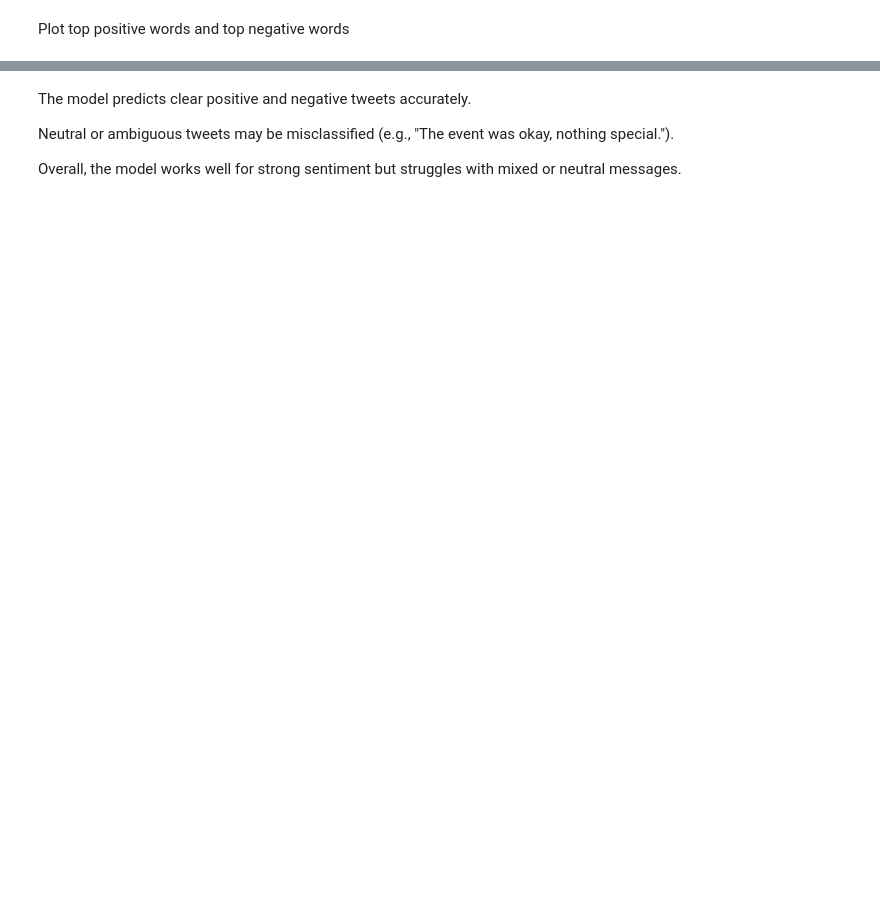
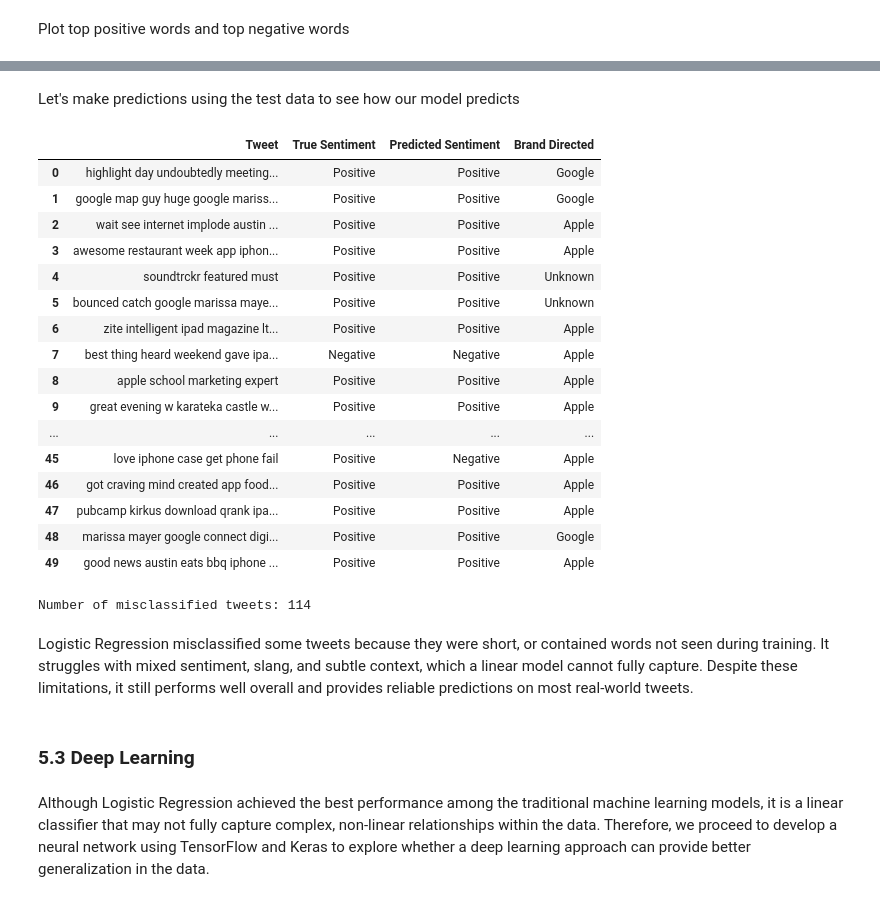
Before and after one commit to zippy345/Tweets_Group_8_project, a Jupyter notebook: sentiments.ipynb, the cells around one changed output, grey strips where cells are left out. Drawn from its saved outputs; the diff is of its cells as text; code cells hidden in the pictures; blank space fills up the shorter version.

```diff
--- a/sentiments.ipynb
+++ b/sentiments.ipynb
@@ -1081,9 +1102,0 @@ We will make predictions on the test data to see how our model performs
-# %%
-# Loop through each test example
-for text, true_label, pred_label in zip(X_test, y_test, y_pred):
-    predicted_sentiment = "Positive" if pred_label == 1 else "Negative"
-    true_sentiment = "Positive" if true_label == 1 else "Negative"
-
-    print(f"Text: {text}")
-    print(f"True Sentiment: {true_sentiment} | Predicted Sentiment: {predicted_sentiment}")
-    print("-" * 30)
@@ -1158,6 +1103,57 @@ array([1, 0, 0, 1, 0, 1, 1, 0, 1], dtype=int64)
-# %% [markdown]
-The model predicts clear positive and negative tweets accurately.
-
-Neutral or ambiguous tweets may be misclassified (e.g., "The event was okay, nothing special.").
-
-Overall, the model works well for strong sentiment but struggles with mixed or neutral messages.
+# %% [markdown]
+Let's make predictions using the test data to see how our model predicts
+# %%
+# Initialize empty lists
+text_data = {
+    "Tweet": [],
+    "True Sentiment": [],
+    "Predicted Sentiment": [],
+    "Brand Directed": []
+}
+
+# Get the brand_category for test indices
+test_brand_categories = df.loc[X_test.index, 'brand_category']
+
+# Loop through test examples
+for text, true_label, pred_label, brand_cat in zip(X_test, y_test, y_pred, test_brand_categories):
+    text_data["Tweet"].append(text)
+    text_data["True Sentiment"].append("Positive" if true_label == 1 else "Negative")
+    text_data["Predicted Sentiment"].append("Positive" if pred_label == 1 else "Negative")
+    text_data["Brand Directed"].append(brand_cat)
+
+# Convert to DataFrame
+text_df = pd.DataFrame(text_data)
+
+# Display first 50 rows
+text_df.head(50)
+# %% [output]
+|  | Tweet | True Sentiment | Predicted Sentiment | Brand Directed |
+| 0 | highlight day undoubtedly meeting... | Positive | Positive | Google |
+| 1 | google map guy huge google mariss... | Positive | Positive | Google |
+| 2 | wait see internet implode austin ... | Positive | Positive | Apple |
+| 3 | awesome restaurant week app iphon... | Positive | Positive | Apple |
+| 4 | soundtrckr featured must | Positive | Positive | Unknown |
+| 5 | bounced catch google marissa maye... | Positive | Positive | Unknown |
+| 6 | zite intelligent ipad magazine lt... | Positive | Positive | Apple |
+| 7 | best thing heard weekend gave ipa... | Negative | Negative | Apple |
+| 8 | apple school marketing expert | Positive | Positive | Apple |
+| 9 | great evening w karateka castle w... | Positive | Positive | Apple |
+| ... | ... | ... | ... | ... |
+| 45 | love iphone case get phone fail | Positive | Negative | Apple |
+| 46 | got craving mind created app food... | Positive | Positive | Apple |
+| 47 | pubcamp kirkus download qrank ipa... | Positive | Positive | Apple |
+| 48 | marissa mayer google connect digi... | Positive | Positive | Google |
+| 49 | good news austin eats bbq iphone ... | Positive | Positive | Apple |
+# %%
+# Count misclassified tweets
+misclassified_count = (text_df["True Sentiment"] != text_df["Predicted Sentiment"]).sum()
+
+print("Number of misclassified tweets:", misclassified_count)
+# %% [output]
+Number of misclassified tweets: 114
+# %% [markdown]
+Logistic Regression misclassified some tweets because they were short, or contained words not seen during training. It struggles with mixed sentiment, slang, and subtle context, which a linear model cannot fully capture. Despite these limitations, it still performs well overall and provides reliable predictions on most real-world tweets.
+# %% [markdown]
+### 5.3 Deep Learning
+# %% [markdown]
+Although Logistic Regression achieved the best performance among the traditional machine learning models, it is a linear classifier that may not fully capture complex, non-linear relationships within the data. Therefore, we proceed to develop a neural network using TensorFlow and Keras to explore whether a deep learning approach can provide better generalization in the data.
```
Also changed, not shown: parts of 66 cells of this notebook.
